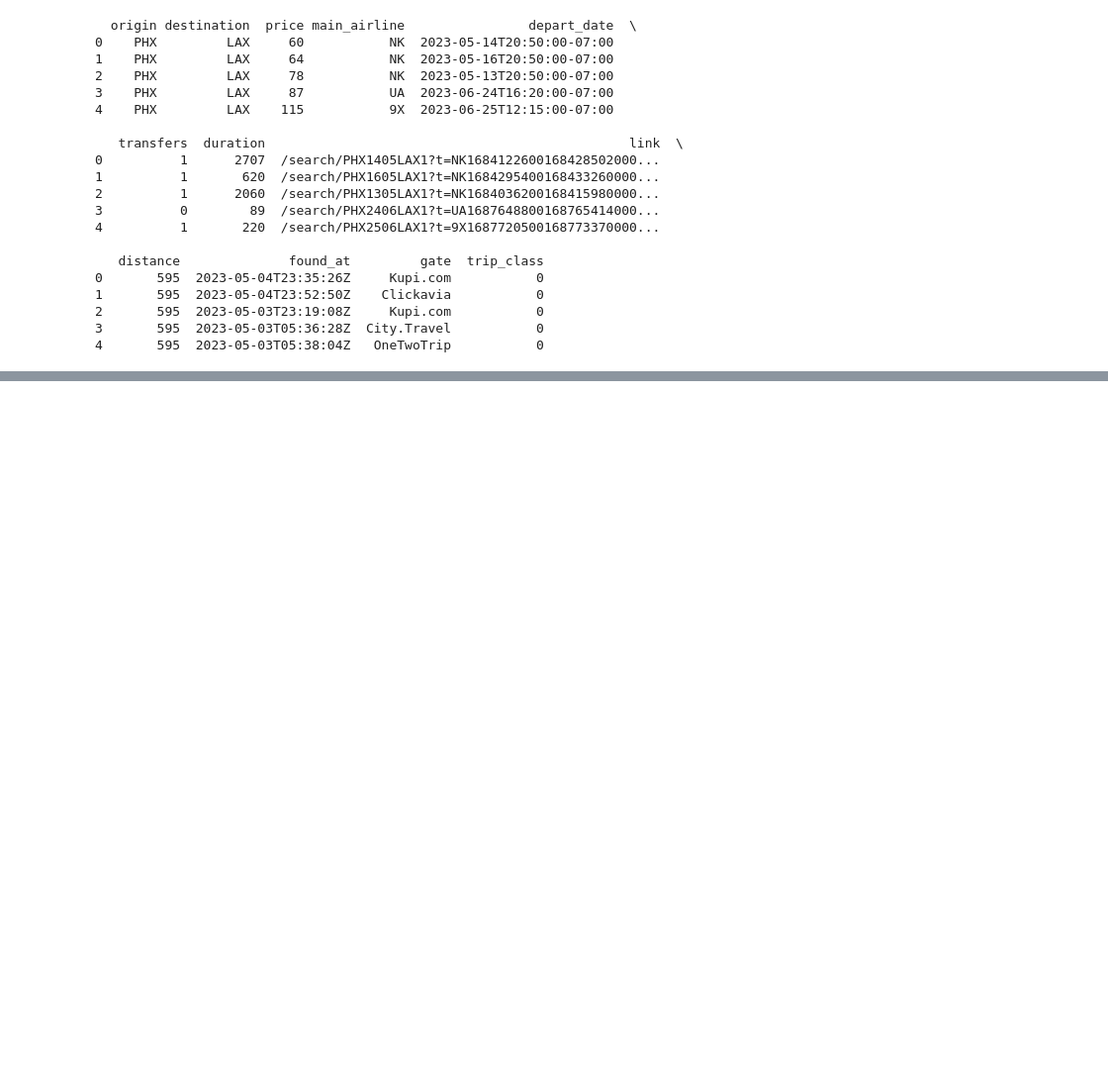
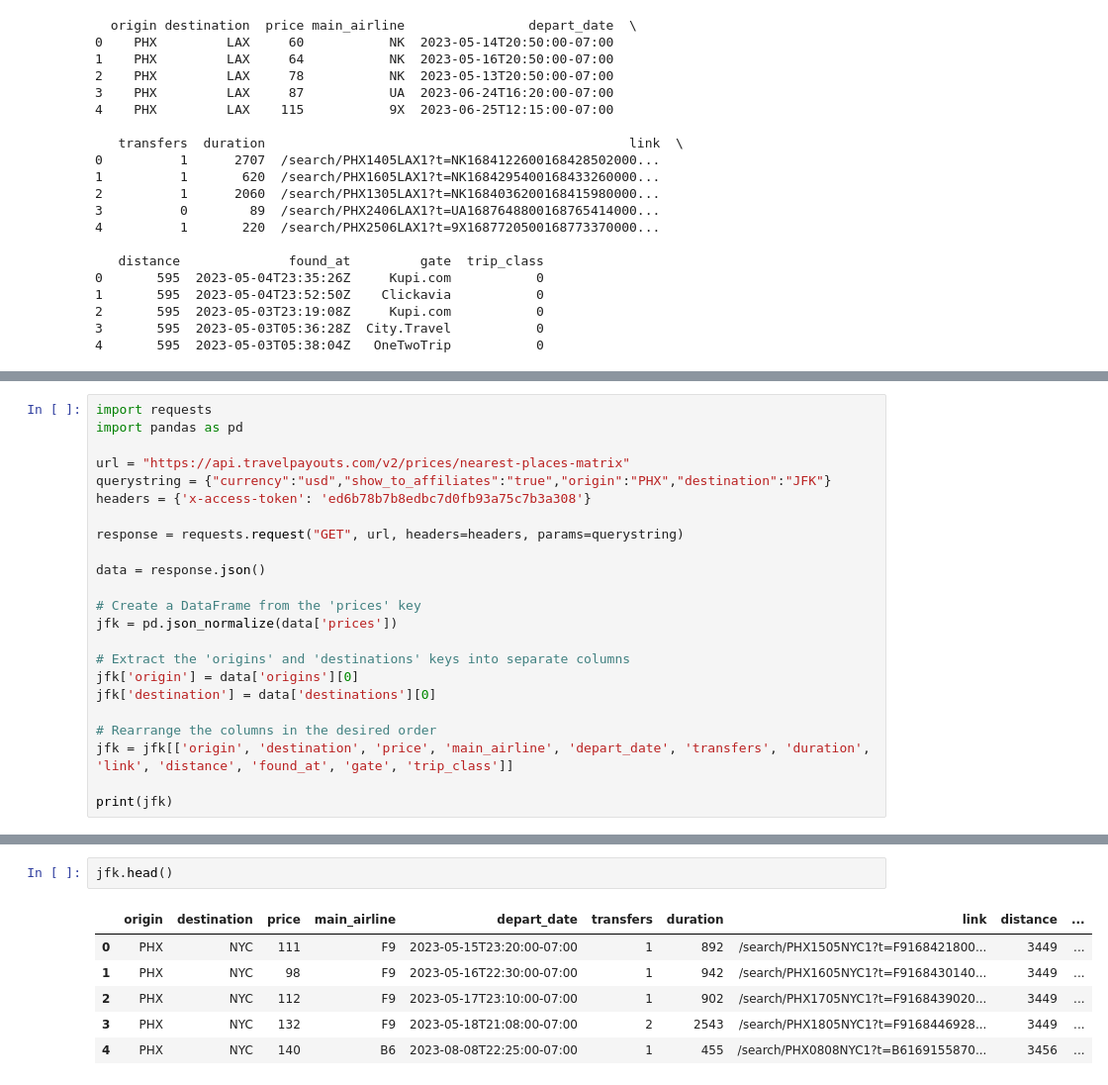
Before and after one commit to maheeyah/Group3, a Jupyter notebook: Prices_Alternative_Directions.ipynb, the cells around one changed output, grey strips where cells are left out. Shown at 99% size. Drawn from its saved outputs; the diff is of its cells as text; blank space fills up the shorter version.

```diff
--- a/Prices_Alternative_Directions.ipynb
+++ b/Prices_Alternative_Directions.ipynb
@@ -57,0 +67,23 @@ print(df)
+# %%
+import requests
+import pandas as pd
+
+url = "https://api.travelpayouts.com/v2/prices/nearest-places-matrix"
+querystring = {"currency":"usd","show_to_affiliates":"true","origin":"PHX","destination":"JFK"}
+headers = {'x-access-token': 'ed6b78b7b8edbc7d0fb93a75c7b3a308'}
+
+response = requests.request("GET", url, headers=headers, params=querystring)
+
+data = response.json()
+
+# Create a DataFrame from the 'prices' key
+jfk = pd.json_normalize(data['prices'])
+
+# Extract the 'origins' and 'destinations' keys into separate columns
+jfk['origin'] = data['origins'][0]
+jfk['destination'] = data['destinations'][0]
+
+# Rearrange the columns in the desired order
+jfk = jfk[['origin', 'destination', 'price', 'main_airline', 'depart_date', 'transfers', 'duration', 'link', 'distance', 'found_at', 'gate', 'trip_class']]
+
+print(jfk)
@@ -57,0 +111,9 @@ print(df)
+# %%
+jfk.head()
+# %% [output]
+|  | origin | destination | price | main_airline | depart_date | transfers | duration | link | distance | ... |
+| 0 | PHX | NYC | 111 | F9 | 2023-05-15T23:20:00-07:00 | 1 | 892 | /search/PHX1505NYC1?t=F9168421800... | 3449 | ... |
+| 1 | PHX | NYC | 98 | F9 | 2023-05-16T22:30:00-07:00 | 1 | 942 | /search/PHX1605NYC1?t=F9168430140... | 3449 | ... |
+| 2 | PHX | NYC | 112 | F9 | 2023-05-17T23:10:00-07:00 | 1 | 902 | /search/PHX1705NYC1?t=F9168439020... | 3449 | ... |
+| 3 | PHX | NYC | 132 | F9 | 2023-05-18T21:08:00-07:00 | 2 | 2543 | /search/PHX1805NYC1?t=F9168446928... | 3449 | ... |
+| 4 | PHX | NYC | 140 | B6 | 2023-08-08T22:25:00-07:00 | 1 | 455 | /search/PHX0808NYC1?t=B6169155870... | 3456 | ... |
```
Also changed, not shown: parts of 8 cells of this notebook.
